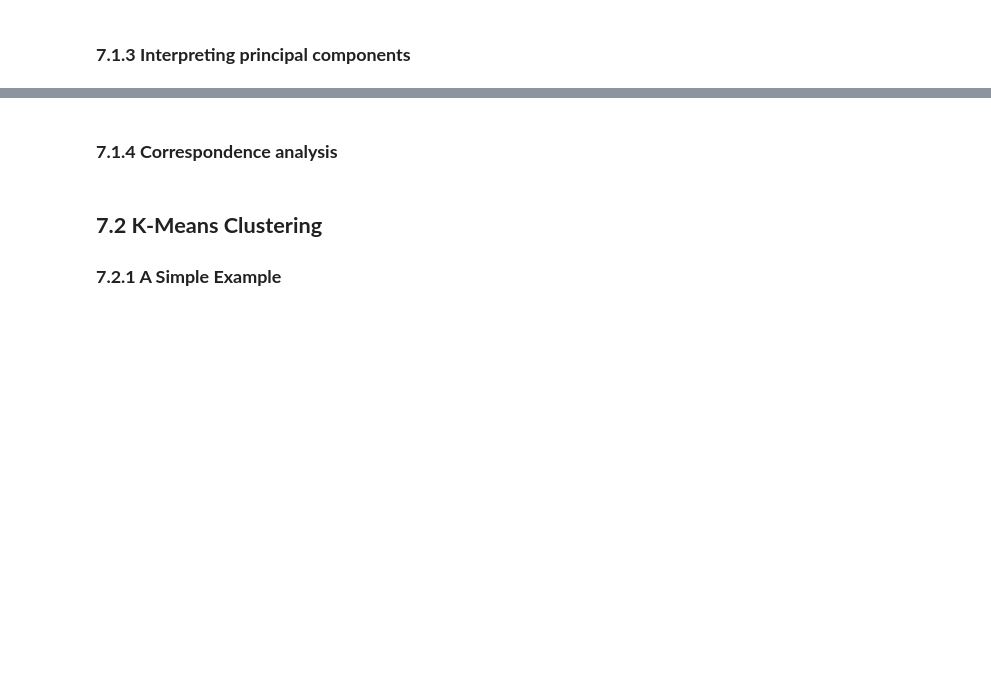
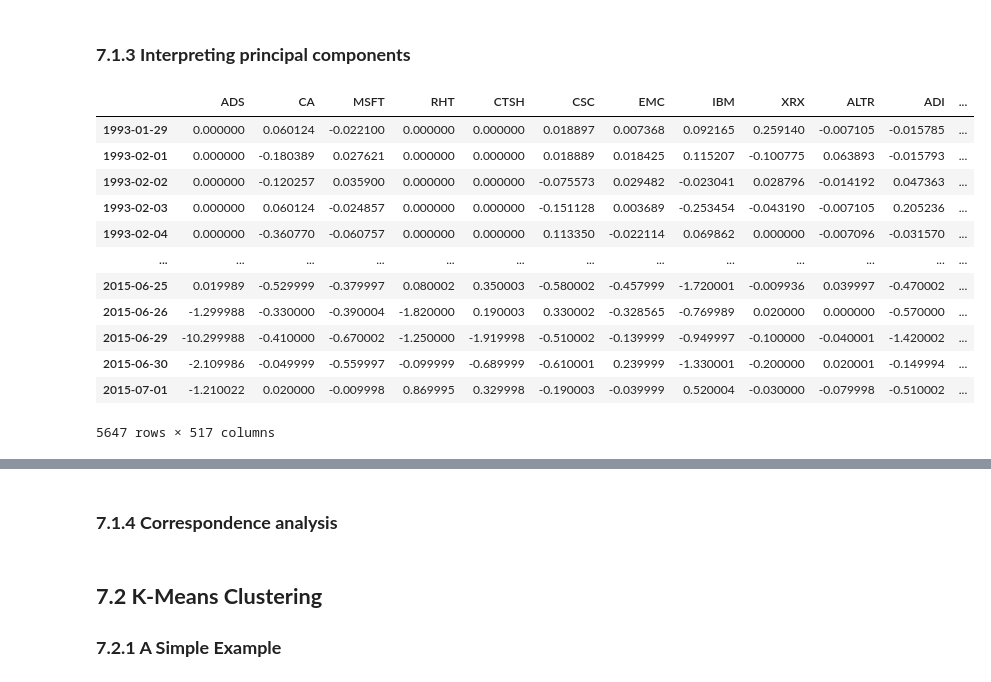
Before and after one commit to young-hwanlee/my-practical-statistics-for-data-scientists, a Jupyter notebook: Chapter_7_Unsupervised_Learning.ipynb, the cells around one changed output, grey strips where cells are left out. Drawn from its saved outputs; the diff is of its cells as text; code cells hidden in the pictures; blank space fills up the shorter version.

```diff
--- a/Chapter_7_Unsupervised_Learning.ipynb
+++ b/Chapter_7_Unsupervised_Learning.ipynb
@@ -117,4 +124,20 @@ plt.show()
 # %% [markdown]
 ### **7.1.3 Interpreting principal components**
+# %%
+sp500_px
+# %% [output]
+|  | ADS | CA | MSFT | RHT | CTSH | CSC | EMC | IBM | XRX | ALTR | ADI | ... |
+| 1993-01-29 | 0.000000 | 0.060124 | -0.022100 | 0.000000 | 0.000000 | 0.018897 | 0.007368 | 0.092165 | 0.259140 | -0.007105 | -0.015785 | ... |
+| 1993-02-01 | 0.000000 | -0.180389 | 0.027621 | 0.000000 | 0.000000 | 0.018889 | 0.018425 | 0.115207 | -0.100775 | 0.063893 | -0.015793 | ... |
+| 1993-02-02 | 0.000000 | -0.120257 | 0.035900 | 0.000000 | 0.000000 | -0.075573 | 0.029482 | -0.023041 | 0.028796 | -0.014192 | 0.047363 | ... |
+| 1993-02-03 | 0.000000 | 0.060124 | -0.024857 | 0.000000 | 0.000000 | -0.151128 | 0.003689 | -0.253454 | -0.043190 | -0.007105 | 0.205236 | ... |
+| 1993-02-04 | 0.000000 | -0.360770 | -0.060757 | 0.000000 | 0.000000 | 0.113350 | -0.022114 | 0.069862 | 0.000000 | -0.007096 | -0.031570 | ... |
+| ... | ... | ... | ... | ... | ... | ... | ... | ... | ... | ... | ... | ... |
+| 2015-06-25 | 0.019989 | -0.529999 | -0.379997 | 0.080002 | 0.350003 | -0.580002 | -0.457999 | -1.720001 | -0.009936 | 0.039997 | -0.470002 | ... |
+| 2015-06-26 | -1.299988 | -0.330000 | -0.390004 | -1.820000 | 0.190003 | 0.330002 | -0.328565 | -0.769989 | 0.020000 | 0.000000 | -0.570000 | ... |
+| 2015-06-29 | -10.299988 | -0.410000 | -0.670002 | -1.250000 | -1.919998 | -0.510002 | -0.139999 | -0.949997 | -0.100000 | -0.040001 | -1.420002 | ... |
+| 2015-06-30 | -2.109986 | -0.049999 | -0.559997 | -0.099999 | -0.689999 | -0.610001 | 0.239999 | -1.330001 | -0.200000 | 0.020001 | -0.149994 | ... |
+| 2015-07-01 | -1.210022 | 0.020000 | -0.009998 | 0.869995 | 0.329998 | -0.190003 | -0.039999 | 0.520004 | -0.030000 | -0.079998 | -0.510002 | ... |
+5647 rows × 517 columns
 # %%
 syms = sorted(['AAPL', 'MSFT', 'CSCO', 'INTC', 'CVX', 'XOM', 'SLB', 'COP',
```
Also changed, not shown: parts of 5 cells of this notebook.
